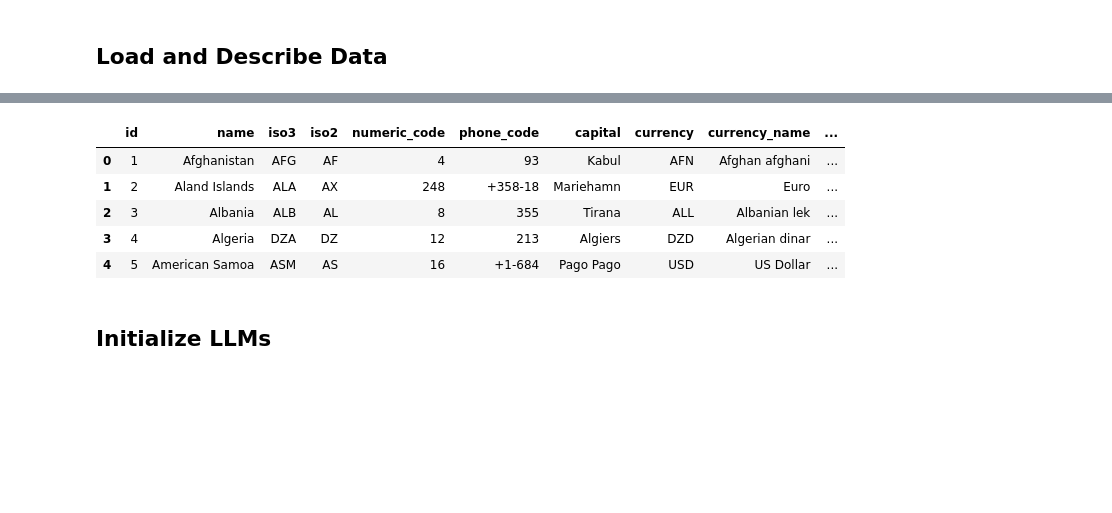
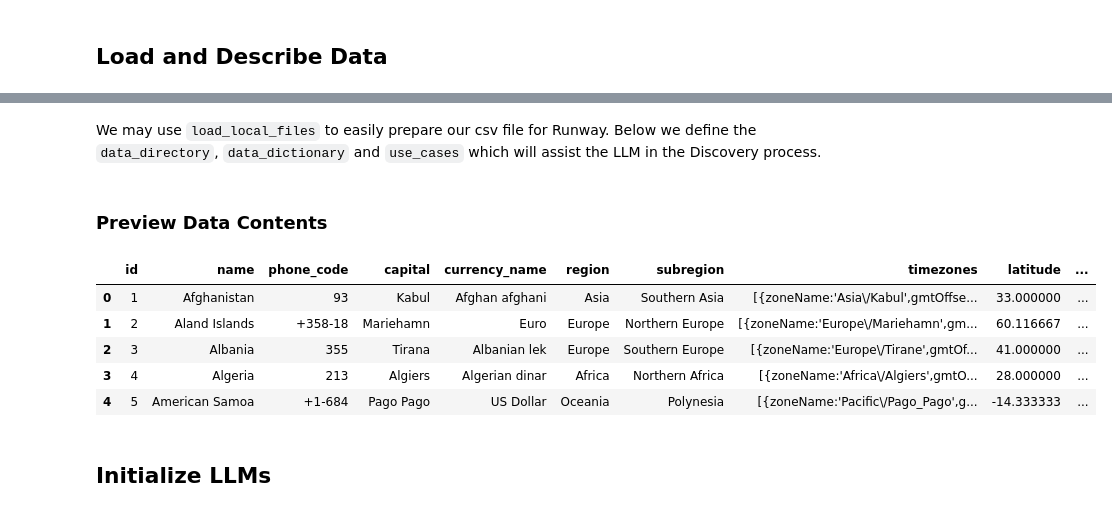
Before and after one commit to a-s-g93/neo4j-runway, a Jupyter notebook: examples/end_to_end/single_file/countries/countries.ipynb, the cells around one changed output, grey strips where cells are left out. Drawn from its saved outputs; the diff is of its cells as text; code cells hidden in the pictures; blank space fills up the shorter version.

```diff
--- a/examples/end_to_end/single_file/countries/countries.ipynb
+++ b/examples/end_to_end/single_file/countries/countries.ipynb
@@ -23,20 +21,23 @@ The USER_GENERATED_INPUT variable contains a general discription and feature des
+# %% [markdown]
+We may use `load_local_files` to easily prepare our csv file for Runway. Below we define the `data_directory`, `data_dictionary` and `use_cases` which will assist the LLM in the Discovery process.
 # %%
-USER_GENERATED_INPUT = UserInput(general_description='This is data on different countries.',
-                                 column_descriptions={
-                                     'id': 'unique id for a country.',
-                                    'name': 'the country name.',
-                                    'phone_code': 'country area code.',
-                                    'capital': 'the capital of the country.',
-                                    'currency_name': "name of the country's currency.",
-                                    'region': 'primary region of the country.',
-                                    'subregion': 'subregion location of the country.',
-                                    'timezones': 'timezones contained within the country borders.',
-                                    'latitude': 'the latitude coordinate of the country center.',
-                                    'longitude': 'the longitude coordinate of the country center.'
-                                    },
-                                use_cases=[
+data_directory = "../../../data/countries/"
+
+data_dictionary = {
+                    'id': 'unique id for a country.',
+                'name': 'the country name.',
+                'phone_code': 'country area code.',
+                'capital': 'the capital of the country.',
+                'currency_name': "name of the country's currency.",
+                'region': 'primary region of the country.',
+                'subregion': 'subregion location of the country.',
+                'timezones': 'timezones contained within the country borders.',
+                'latitude': 'the latitude coordinate of the country center.',
+                'longitude': 'the longitude coordinate of the country center.'
+                }
+
+use_cases = [
         "Which region contains the most subregions?",
         "What currencies are most popular?",
         "Which countries share timezones?"
     ]
-                                )
@@ -45,12 +44,20 @@ data = pd.read_csv("../../../data/countries/countries.csv")
+# %%
+data = load_local_files(data_directory=data_directory,
+                        data_dictionary=data_dictionary,
+                        general_description="This is data on countries and their attributes.",
+                        use_cases=use_cases,
+                        include_files=["countries.csv"])
+# %% [markdown]
+### Preview Data Contents
 # %%
-data.head()
+data.tables[0].dataframe.head()
 # %% [output]
-|  | id | name | iso3 | iso2 | numeric_code | phone_code | capital | currency | currency_name | ... |
-| 0 | 1 | Afghanistan | AFG | AF | 4 | 93 | Kabul | AFN | Afghan afghani | ... |
-| 1 | 2 | Aland Islands | ALA | AX | 248 | +358-18 | Mariehamn | EUR | Euro | ... |
-| 2 | 3 | Albania | ALB | AL | 8 | 355 | Tirana | ALL | Albanian lek | ... |
-| 3 | 4 | Algeria | DZA | DZ | 12 | 213 | Algiers | DZD | Algerian dinar | ... |
-| 4 | 5 | American Samoa | ASM | AS | 16 | +1-684 | Pago Pago | USD | US Dollar | ... |
+|  | id | name | phone_code | capital | currency_name | region | subregion | timezones | latitude | ... |
+| 0 | 1 | Afghanistan | 93 | Kabul | Afghan afghani | Asia | Southern Asia | [{zoneName:'Asia\/Kabul',gmtOffse... | 33.000000 | ... |
+| 1 | 2 | Aland Islands | +358-18 | Mariehamn | Euro | Europe | Northern Europe | [{zoneName:'Europe\/Mariehamn',gm... | 60.116667 | ... |
+| 2 | 3 | Albania | 355 | Tirana | Albanian lek | Europe | Southern Europe | [{zoneName:'Europe\/Tirane',gmtOf... | 41.000000 | ... |
+| 3 | 4 | Algeria | 213 | Algiers | Algerian dinar | Africa | Northern Africa | [{zoneName:'Africa\/Algiers',gmtO... | 28.000000 | ... |
+| 4 | 5 | American Samoa | +1-684 | Pago Pago | US Dollar | Oceania | Polynesia | [{zoneName:'Pacific\/Pago_Pago',g... | -14.333333 | ... |
 # %% [markdown]
 ## Initialize LLMs
 # %% [markdown]
```
Also changed, not shown: parts of 21 cells of this notebook, 25 other files.
